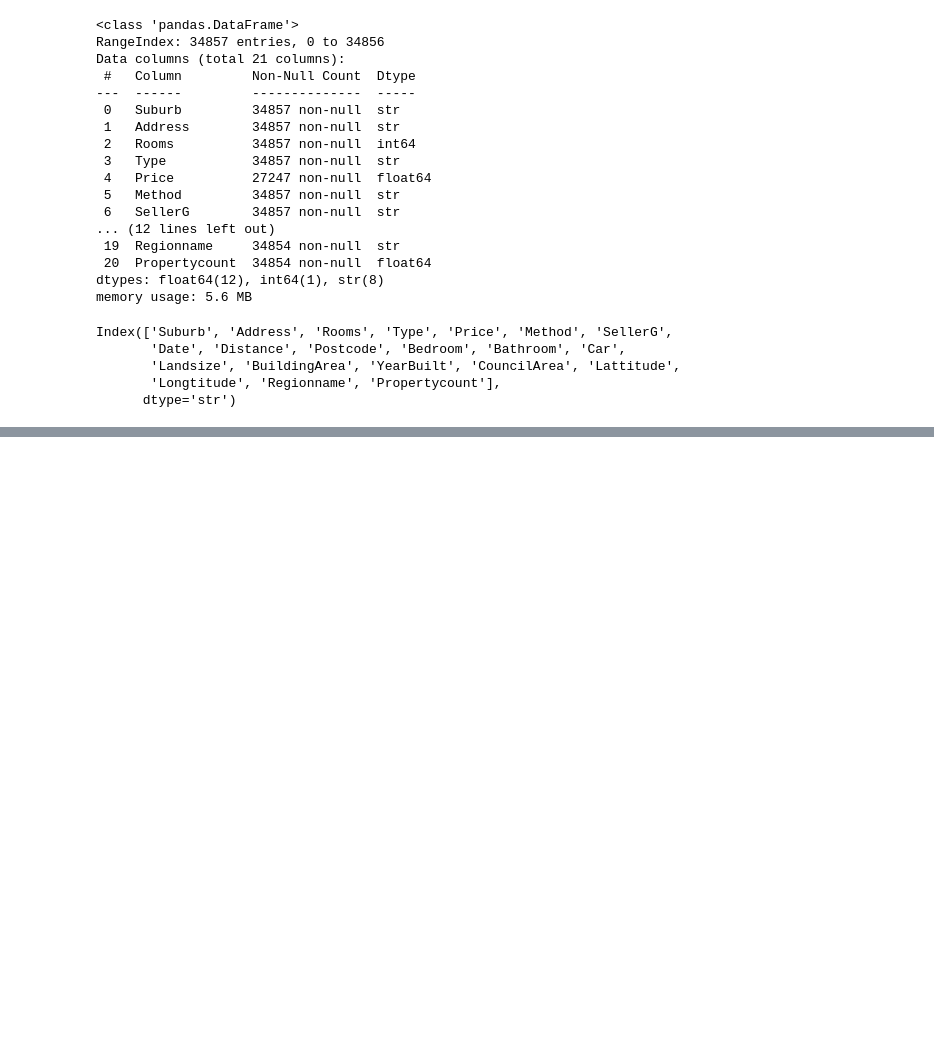
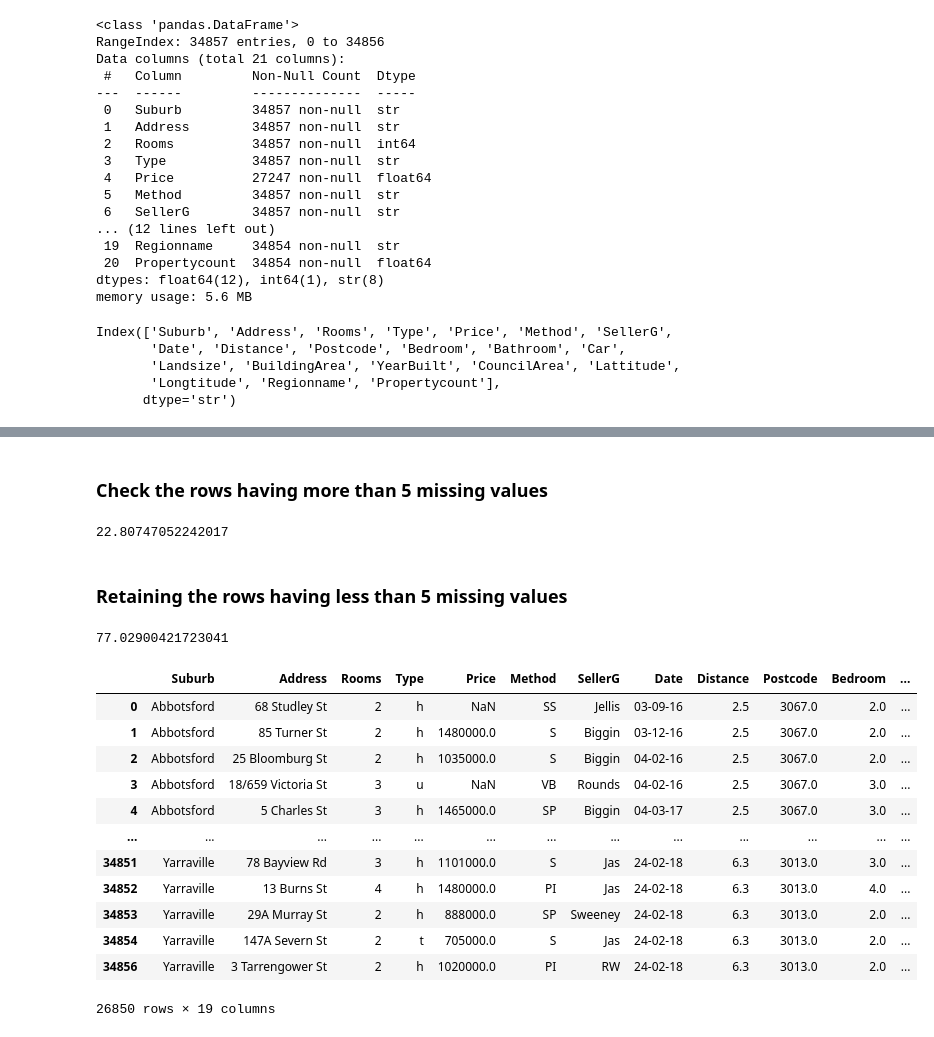
Before and after one commit to aayushi64/HCL, a Jupyter notebook: Batch1/pythonproject/Housing_Data.ipynb, the cells around one changed output, grey strips where cells are left out. Drawn from its saved outputs; the diff is of its cells as text; code cells hidden in the pictures; blank space fills up the shorter version.

```diff
--- a/Batch1/pythonproject/Housing_Data.ipynb
+++ b/Batch1/pythonproject/Housing_Data.ipynb
@@ -71,0 +212,2 @@ data.describe()
+# %%
+data = data.drop(['BuildingArea', 'YearBuilt'], axis=1)   # Drop method is used to Delete the columns from Data
@@ -71,0 +237,32 @@ data.describe()
+# %% [markdown]
+### Check the rows having more than 5 missing values
+# %%
+data.isnull().sum(axis=1)>5
+data[data.isnull().sum(axis=1)>5]
+len(data[data.isnull().sum(axis=1)>5])/len(data) * 100
+# %% [output]
+22.80747052242017
+# %% [markdown]
+### Retaining the rows having less than 5 missing values
+# %%
+data[data.isnull().sum(axis=1)<5]
+len(data[data.isnull().sum(axis=1)<5])/len(data) * 100
+# %% [output]
+77.02900421723041
+# %%
+data = data[data.isnull().sum(axis=1)<5]
+data
+# %% [output]
+|  | Suburb | Address | Rooms | Type | Price | Method | SellerG | Date | Distance | Postcode | Bedroom | ... |
+| 0 | Abbotsford | 68 Studley St | 2 | h | NaN | SS | Jellis | 03-09-16 | 2.5 | 3067.0 | 2.0 | ... |
+| 1 | Abbotsford | 85 Turner St | 2 | h | 1480000.0 | S | Biggin | 03-12-16 | 2.5 | 3067.0 | 2.0 | ... |
+| 2 | Abbotsford | 25 Bloomburg St | 2 | h | 1035000.0 | S | Biggin | 04-02-16 | 2.5 | 3067.0 | 2.0 | ... |
+| 3 | Abbotsford | 18/659 Victoria St | 3 | u | NaN | VB | Rounds | 04-02-16 | 2.5 | 3067.0 | 3.0 | ... |
+| 4 | Abbotsford | 5 Charles St | 3 | h | 1465000.0 | SP | Biggin | 04-03-17 | 2.5 | 3067.0 | 3.0 | ... |
+| ... | ... | ... | ... | ... | ... | ... | ... | ... | ... | ... | ... | ... |
+| 34851 | Yarraville | 78 Bayview Rd | 3 | h | 1101000.0 | S | Jas | 24-02-18 | 6.3 | 3013.0 | 3.0 | ... |
+| 34852 | Yarraville | 13 Burns St | 4 | h | 1480000.0 | PI | Jas | 24-02-18 | 6.3 | 3013.0 | 4.0 | ... |
+| 34853 | Yarraville | 29A Murray St | 2 | h | 888000.0 | SP | Sweeney | 24-02-18 | 6.3 | 3013.0 | 2.0 | ... |
+| 34854 | Yarraville | 147A Severn St | 2 | t | 705000.0 | S | Jas | 24-02-18 | 6.3 | 3013.0 | 2.0 | ... |
+| 34856 | Yarraville | 3 Tarrengower St | 2 | h | 1020000.0 | PI | RW | 24-02-18 | 6.3 | 3013.0 | 2.0 | ... |
+26850 rows × 19 columns
```
Also changed, not shown: parts of 31 cells of this notebook, 1 other file.
